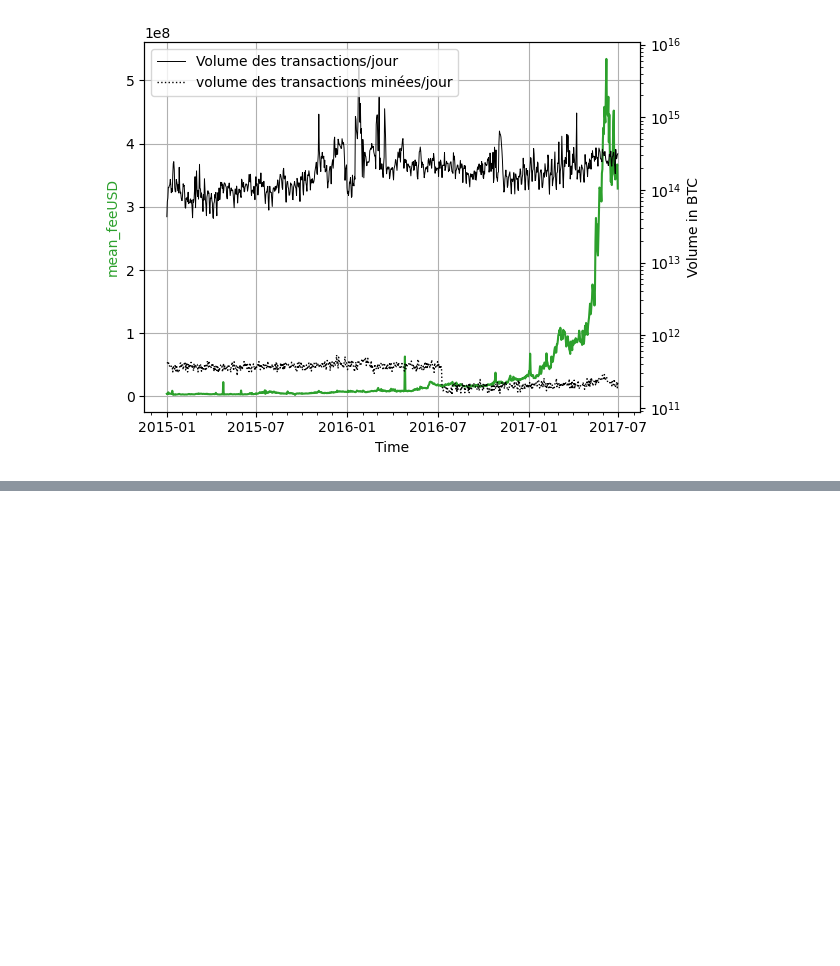
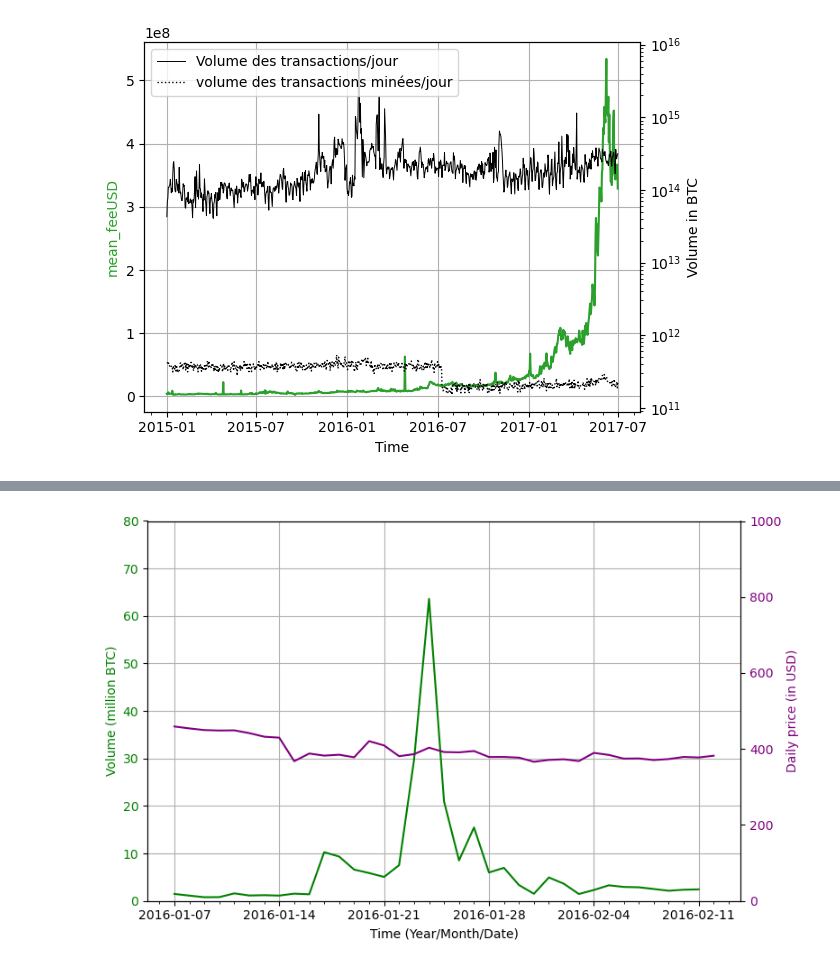
Before and after one commit to trsdimi/big-data, a Jupyter notebook: main.ipynb, the cells around one changed output, grey strips where cells are left out. Saved outputs shown, nothing was run; the diff lists cells and outputs as text; code cells hidden in the pictures; blank space fills up the shorter version.

Commit message:
2 first plot from 'The outliers’ transaction patterns'

```diff
--- a/main.ipynb
+++ b/main.ipynb
@@ -399,0 +403,7 @@ plt.legend(loc='upper left')
+# %%
+# get sub frame
+start_date = datetime.strptime('2016-01-06', '%Y-%m-%d')
+end_date = datetime.strptime('2016-02-12', '%Y-%m-%d')
+global_data_january = global_data.loc[(global_data['date'] > start_date) & (global_data['date'] < end_date)]
+external_data_january = external_data.loc[(external_data['date'] > start_date) & (global_data['date'] < end_date)]
+external_data_january
@@ -399,0 +428,26 @@ plt.legend(loc='upper left')
+# %%
+plt.style.use('default')
+
+fig, ax1 = plt.subplots(figsize=(8,5))
+
+color = 'green'
+ax1.set_xlabel('Time (Year/Month/Date)')
+ax1.set_ylabel('Volume (million BTC)', color=color)
+ax1.plot(global_data_january['date'], global_data_january['volume_without_self'] / 100000000000000, color=color)
+ax1.tick_params(axis='y', labelcolor=color)
+ax1.grid(True)
+ax1.set_ylim(ymin=0, ymax=80)
+ax1.xaxis.set_major_formatter(mdates.DateFormatter('%Y-%m-%d'))
+ax1.xaxis.set_major_locator(mdates.DayLocator(interval=7))
+ax1.xaxis.set_minor_locator(mdates.DayLocator())
+
+ax2 = ax1.twinx()  # instantiate a second axes that shares the same x-axis
+color = 'purple'
+ax2.set_ylabel('Daily price (in USD)', color=color)  # we already handled the x-label with ax1
+ax2.plot(external_data_january['date'], external_data_january['PriceUSD'], color=color)
+ax2.tick_params(axis='y', labelcolor=color)
+ax2.set_ylim(ymin=0, ymax=1000)
+
+fig.tight_layout()  # otherwise the right y-label is slightly clipped
+# %% [output]
+[figure, added]
```
Also changed, not shown: parts of 4 cells of this notebook.
